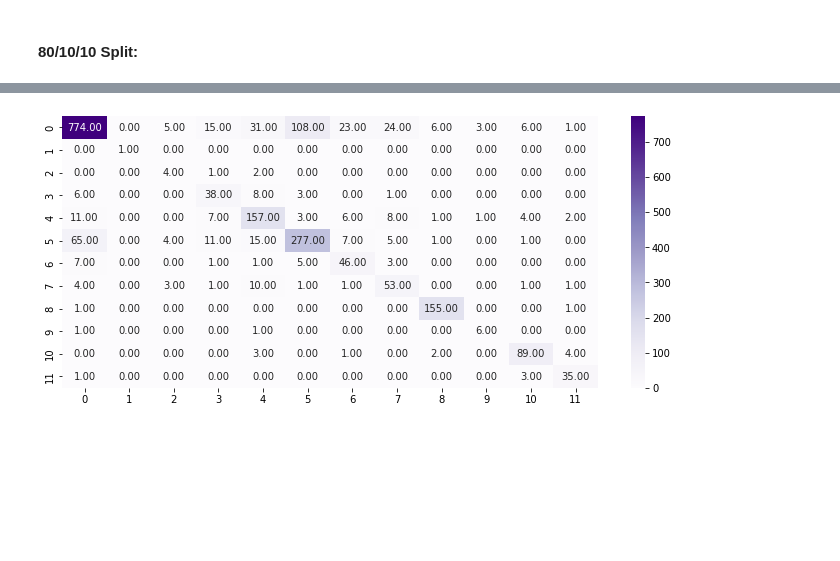
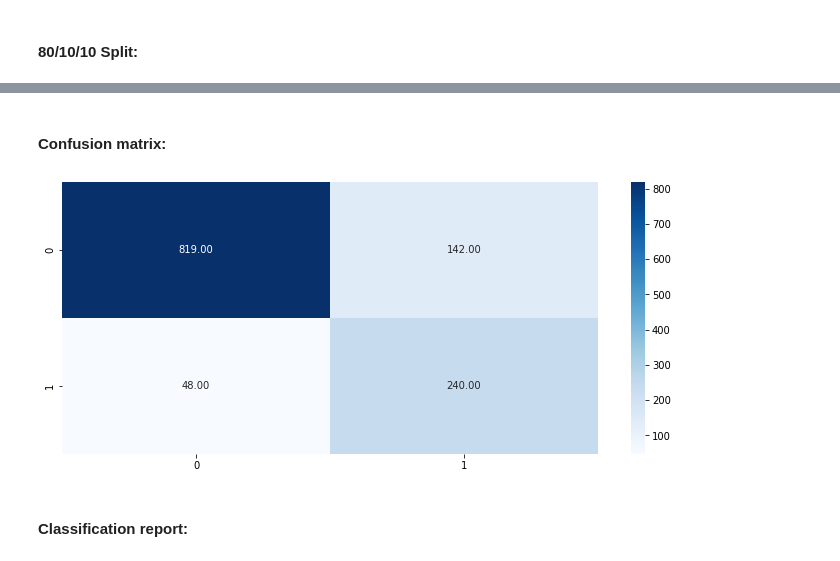
Before and after one commit to HunterWaldridge/DS160_Final_Project_JT_HW, a Jupyter notebook: DS160_Final_Project_JT_HW.ipynb, the cells around one changed output, grey strips where cells are left out. Cells and saved outputs as stored; diff of their text form; code cells hidden in the pictures; blank space fills up the shorter version.

```diff
--- a/DS160_Final_Project_JT_HW.ipynb
+++ b/DS160_Final_Project_JT_HW.ipynb
@@ -399,0 +355,2 @@ from sklearn.model_selection import train_test_split
+# %%
+avilaml['Class_n'] = le_class.fit_transform(avilaml['Class'])
@@ -400,8 +383,8 @@ from sklearn.model_selection import train_test_split
 # %% [markdown]
 #### 70/15/15 Split:
 # %%
-X = new_df1.iloc[:,0:10]
-y = new_df1.iloc[:,-1]
+X = avilaml.iloc[:,0:10]
+y = avilaml.iloc[:,-1]
 # %%
 X_train, X_small, y_train, y_small = train_test_split(X,y,
                                                       test_size=.30,
@@ -413,8 +396,8 @@ X_test, X_validate, y_test, y_validate = train_test_split(X_small, y_small,
 # %% [markdown]
 #### 80/10/10 Split:
 # %%
-A = new_df1.iloc[:,0:10]
-b = new_df1.iloc[:,-1]
+A = avilaml.iloc[:,0:10]
+b = avilaml.iloc[:,-1]
 # %%
 A_train, A_small, b_train, b_small = train_test_split(A,b,
                                                       test_size=.20,
@@ -465,5 +417,5 @@ Create and fit model:
 # %%
-neigh=KNeighborsClassifier(n_neighbors=5)
+neigh=KNeighborsClassifier(n_neighbors=2)
 # %%
 neigh.fit(X_train, y_train)
 # %% [output]
@@ -534,9 +508,13 @@ accuracy_score(b_pred, b_test)*100
+# %% [markdown]
+#### Confusion matrix:
 # %%
 cm = confusion_matrix(b_pred, b_test)
 fig = plt.figure(figsize=(12,5))
-heatmap = sns.heatmap(cm, annot=True, fmt='.2f', cmap='Purples')
+heatmap = sns.heatmap(cm, annot=True, fmt='.2f', cmap='Blues')
 # %% [output]
-[figure, old version]
+[figure, new version]
+# %% [markdown]
+#### Classification report:
 # %%
 print(classification_report(b_pred,b_test))
 # %% [output]
```
Also changed, not shown: parts of 166 cells of this notebook.
